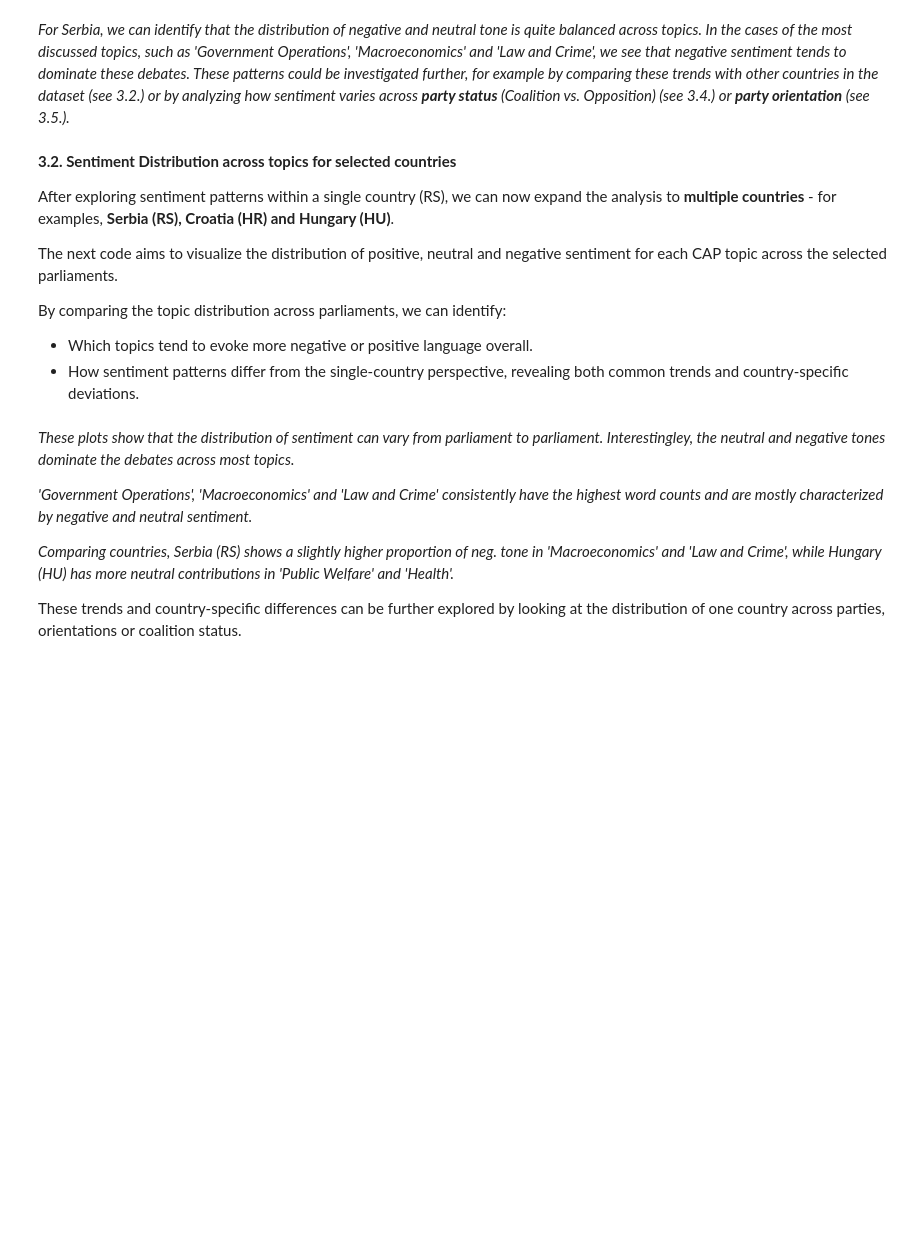
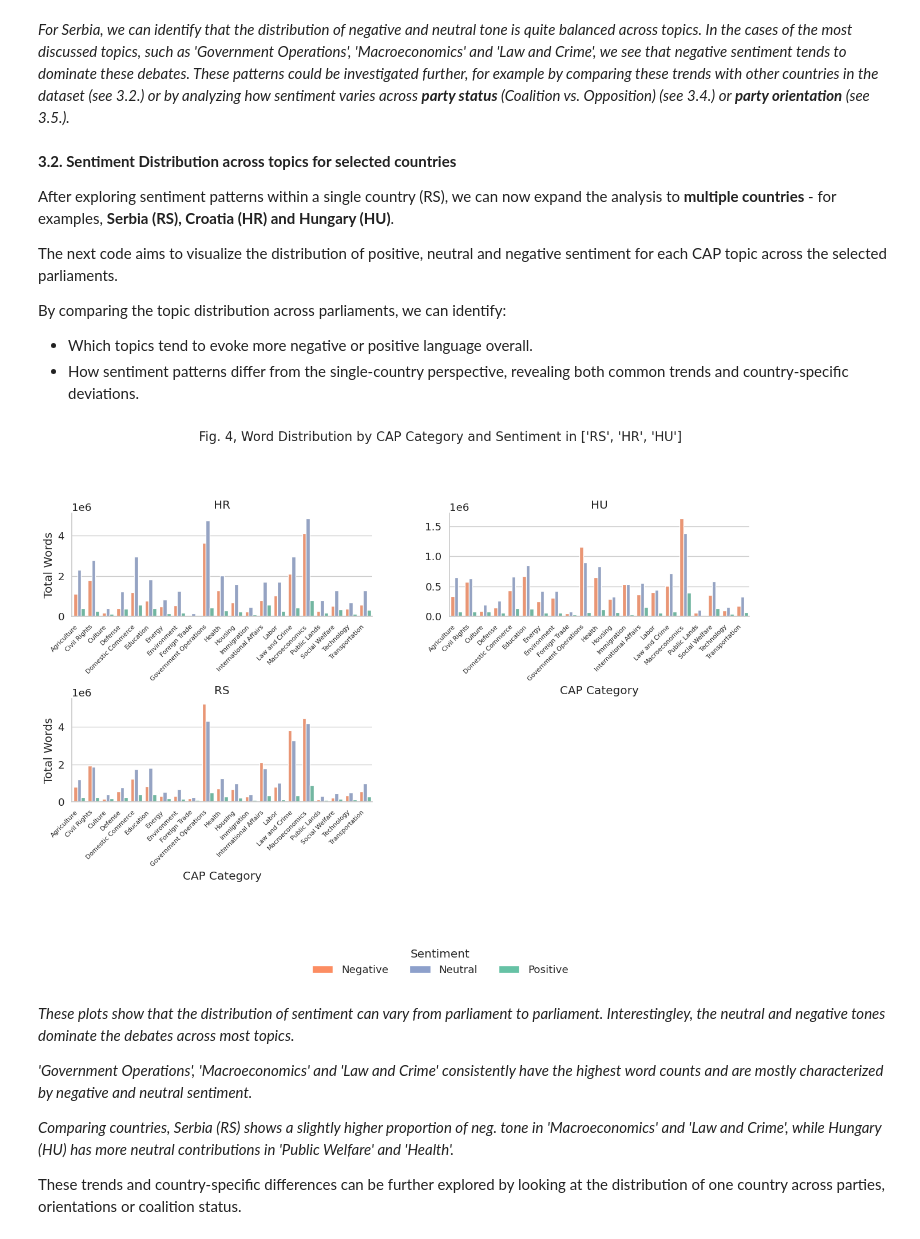
Before and after one commit to clarinsi/ParlaCAP-Analysis-Tutorials, a Jupyter notebook: Tutorial 2 - Calculating Topic and Sentiment Distributions.ipynb, the cells around one changed output. Saved outputs shown, nothing was run; the diff lists cells and outputs as text; code cells hidden in the pictures; blank space fills up the shorter version.

```diff
--- a/Tutorial 2 - Calculating Topic and Sentiment Distributions.ipynb
+++ b/Tutorial 2 - Calculating Topic and Sentiment Distributions.ipynb
@@ -251,17 +317,15 @@ cap_sent_country = (
 # ---- 2. Ensure CAP_category is categorical with fixed order ----
 cap_order = sorted(cap_sent_country["CAP_category"].unique())
 cap_sent_country["CAP_category"] = pd.Categorical(
-    cap_sent_country["CAP_category"],
-    categories=cap_order,
-    ordered=True
+    cap_sent_country["CAP_category"], categories=cap_order, ordered=True
 )
 
 # ---- 3. Plot: CAP × sentiment stacked per country ----
 set2 = sns.color_palette("Set2")
 custom_palette = {
     "Negative": set2[1],  # orange
-    "Neutral": set2[2],   # blue
-    "Positive": set2[0]   # green
+    "Neutral": set2[2],  # blue
+    "Positive": set2[0],  # green
 }
 
 g = sns.catplot(
@@ -277,7 +341,7 @@ g = sns.catplot(
     sharey=False,
     sharex=False,
     order=cap_order,
-    palette=custom_palette
+    palette=custom_palette,
 )
 
 # ---- 3.1. Rotate xticklabels ----
@@ -285,38 +349,39 @@ for ax in g.axes.flatten():
     ax.set_xticks(range(len(cap_order)))
     ax.set_xticklabels(cap_order, rotation=45, ha="right", fontsize=8)
 
 g.set_axis_labels("CAP Category", "Total Words")
 g.set_titles("{col_name}")
 
 # ---- 3.2. Remove default legend ----
 if g._legend:
     g._legend.remove()
 
 # ---- 3.3. Create a **clean legend on top** ----
 hue_order = ["Negative", "Neutral", "Positive"]  # enforce consistent order
 legend_elements = [
-    Patch(facecolor=custom_palette[sent], label=sent)
-    for sent in hue_order
+    Patch(facecolor=custom_palette[sent], label=sent) for sent in hue_order
 ]
 
 g.fig.legend(
     handles=legend_elements,
-    loc='upper center',
+    loc="upper center",
     ncol=len(hue_order),
     frameon=False,
     bbox_to_anchor=(0.5, -0.05),
-    title="Sentiment"
+    title="Sentiment",
 )
 
 # ---- 3.4. Adjust spacing to reduce top margin ----
 g.fig.subplots_adjust(top=0.88, bottom=0.25, hspace=0.8)
 g.fig.suptitle(
     f"Fig. 4, Word Distribution by CAP Category and Sentiment in {selected_countries}",
     fontsize=16,
-    y=1.06
+    y=1.06,
 )
 
 plt.show()
+# %% [output]
+[figure, added]
 # %% [markdown]
 *These plots show that the distribution of sentiment can vary from parliament to parliament. Interestingley, the neutral and negative tones dominate the debates across most topics.*
 
```
Also changed, not shown: parts of 11 cells of this notebook, 5 other files.
